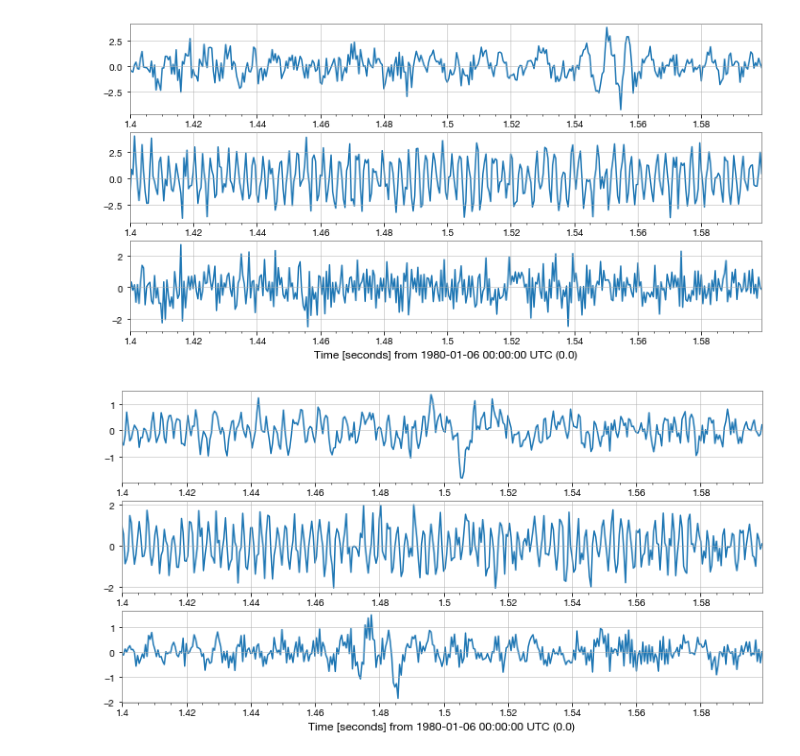
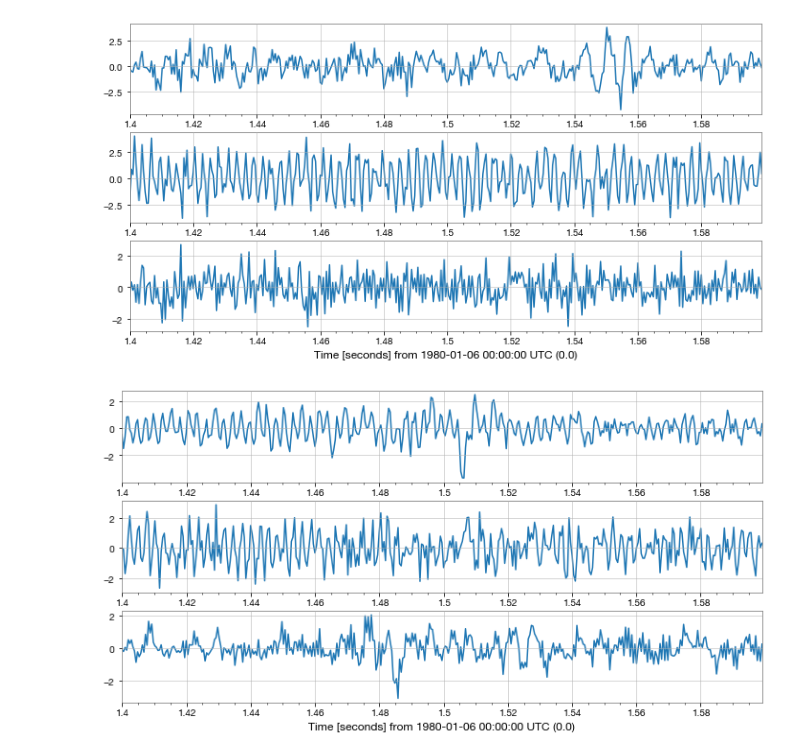
Before and after one commit to denisefavila/Gravitational-Wave-Detection, a Jupyter notebook: analysis/time_series_davi.ipynb, the cells around one changed output. Saved outputs shown, nothing was run; the diff lists cells and outputs as text; code cells hidden in the pictures.

```diff
--- a/analysis/time_series_davi.ipynb
+++ b/analysis/time_series_davi.ipynb
@@ -30,11 +30,11 @@ plot = Plot(strain0, strain1, strain2, separate=True, sharex=True)
 # %% [output]
 [figure]
 # %%
-cross01 = strain0.correlate(strain1)
-cross12 = strain1.correlate(strain2)
-cross20 = strain2.correlate(strain0)
+cross01 = strain0.correlate(strain1, 'boxcar')
+cross12 = strain1.correlate(strain2, 'boxcar')
+cross20 = strain2.correlate(strain0, 'boxcar')
 
 
 plot = Plot(cross01, cross12, cross20, separate=True, sharex=True)
 # %% [output]
-[figure, old version]
+[figure, new version]
```
